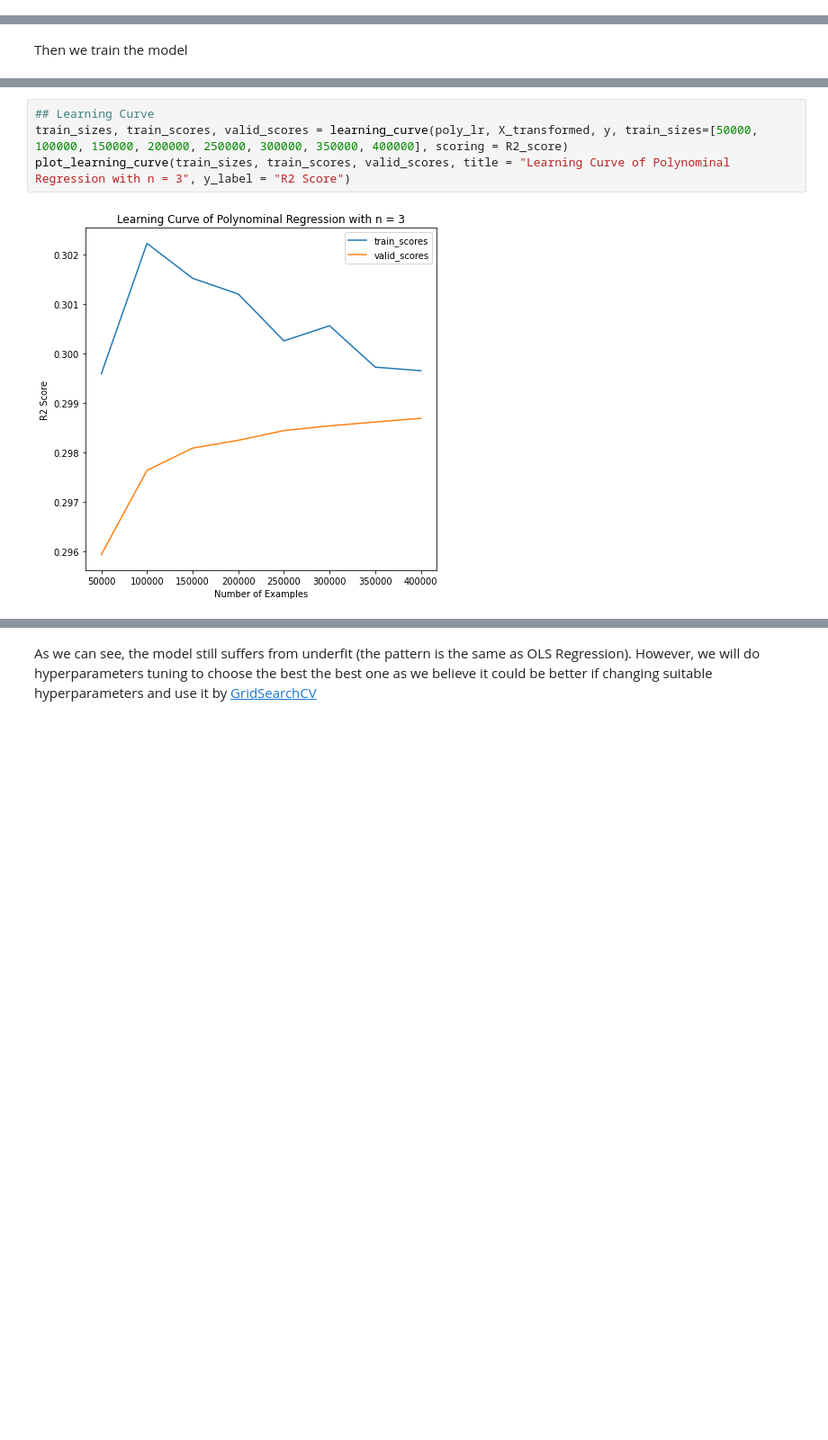
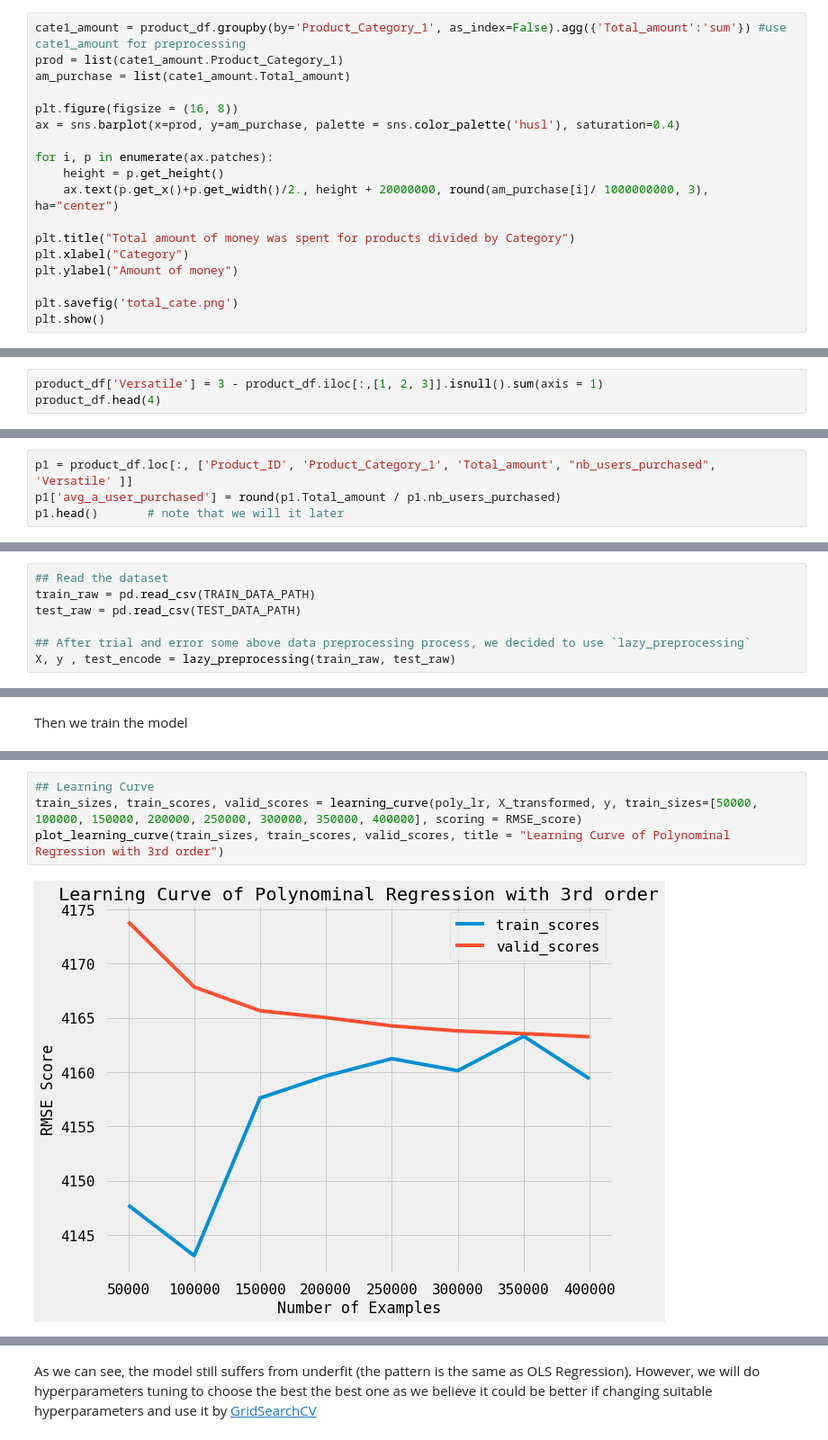
Before and after one commit to QuangDuc-HUST/ML.DSAI.20212.07.BlackFridayDayPrediction, a Jupyter notebook: src/GoogleColabVersion_MachineLearning_Code_Group07.ipynb, the cells around one changed output, grey strips where cells are left out. Shown at 90% size. Drawn from its saved outputs; the diff is of its cells as text; blank space fills up the shorter version.

```diff
--- a/src/GoogleColabVersion_MachineLearning_Code_Group07.ipynb
+++ b/src/GoogleColabVersion_MachineLearning_Code_Group07.ipynb
@@ -597,0 +428,18 @@ Therefore, we mostly used cross-validation to evaluate our models and select bes
+# %%
+cate1_amount = product_df.groupby(by='Product_Category_1', as_index=False).agg({'Total_amount':'sum'}) #use cate1_amount for preprocessing
+prod = list(cate1_amount.Product_Category_1)
+am_purchase = list(cate1_amount.Total_amount)
+
+plt.figure(figsize = (16, 8))
+ax = sns.barplot(x=prod, y=am_purchase, palette = sns.color_palette('husl'), saturation=0.4)
+
+for i, p in enumerate(ax.patches):
+    height = p.get_height()
+    ax.text(p.get_x()+p.get_width()/2., height + 20000000, round(am_purchase[i]/ 1000000000, 3), ha="center")
+
+plt.title("Total amount of money was spent for products divided by Category")
+plt.xlabel("Category")
+plt.ylabel("Amount of money")
+
+plt.savefig('total_cate.png')
+plt.show()
@@ -597,0 +454,3 @@ Therefore, we mostly used cross-validation to evaluate our models and select bes
+# %%
+product_df['Versatile'] = 3 - product_df.iloc[:,[1, 2, 3]].isnull().sum(axis = 1)
+product_df.head(4)
@@ -597,0 +508,4 @@ Therefore, we mostly used cross-validation to evaluate our models and select bes
+# %%
+p1 = product_df.loc[:, ['Product_ID', 'Product_Category_1', 'Total_amount', "nb_users_purchased", 'Versatile' ]]
+p1['avg_a_user_purchased'] = round(p1.Total_amount / p1.nb_users_purchased)
+p1.head()       # note that we will it later
@@ -597,0 +945,7 @@ Therefore, we mostly used cross-validation to evaluate our models and select bes
+# %%
+## Read the dataset
+train_raw = pd.read_csv(TRAIN_DATA_PATH)
+test_raw = pd.read_csv(TEST_DATA_PATH)
+
+## After trial and error some above data preprocessing process, we decided to use `lazy_preprocessing`
+X, y , test_encode = lazy_preprocessing(train_raw, test_raw)
@@ -704,7 +1149,7 @@ The `R2_score` is nearly `0.3`, which is almost double compared to `OLS`, so we
 # %%
 ## Learning Curve
-train_sizes, train_scores, valid_scores = learning_curve(poly_lr, X_transformed, y, train_sizes=[50000, 100000, 150000, 200000, 250000, 300000, 350000, 400000], scoring = R2_score)
-plot_learning_curve(train_sizes, train_scores, valid_scores, title = "Learning Curve of Polynominal Regression with n = 3", y_label = "R2 Score")
+train_sizes, train_scores, valid_scores = learning_curve(poly_lr, X_transformed, y, train_sizes=[50000, 100000, 150000, 200000, 250000, 300000, 350000, 400000], scoring = RMSE_score)
+plot_learning_curve(train_sizes, train_scores, valid_scores, title = "Learning Curve of Polynominal Regression with 3rd order")
 # %% [output]
-[figure, old version]
+[figure, new version]
 # %% [markdown]
```
Also changed, not shown: parts of 185 cells of this notebook, 5 other files.
